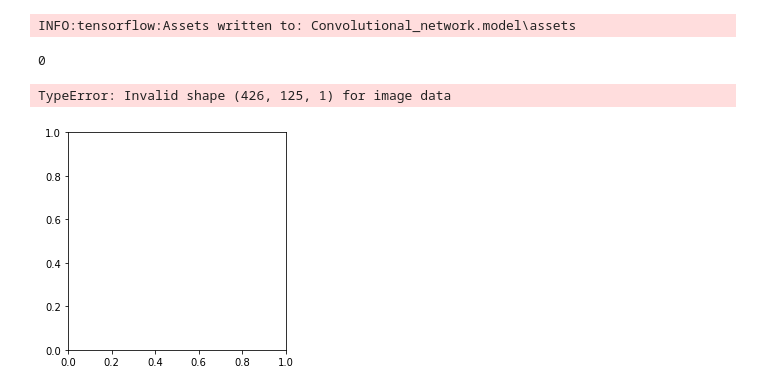
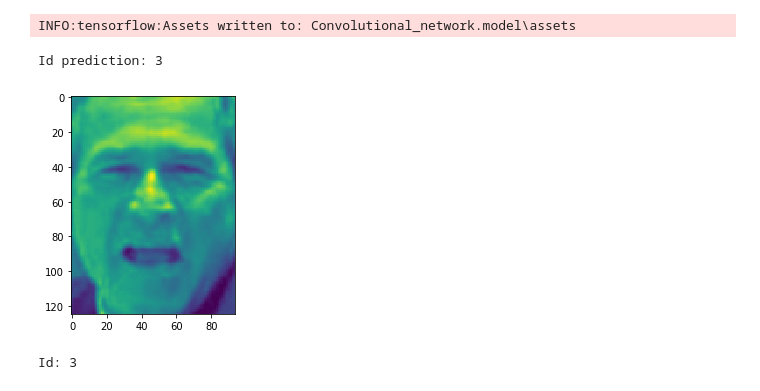
Before and after one commit to Mutestock/face_recog_project, a Jupyter notebook: Face_learning_model/Convolutional network.ipynb, the cells around one changed output. Drawn from its saved outputs; the diff is of its cells as text; code cells hidden in the pictures.

```diff
--- a/Face_learning_model/Convolutional network.ipynb
+++ b/Face_learning_model/Convolutional network.ipynb
@@ -217,12 +227,14 @@ predictions = new_model.predict(x_test)
 # %%
 import numpy as np
 
-print(np.argmax(predictions[0]))
+print('Id prediction:', np.argmax(predictions[0]))
 # %% [output]
-0
+Id prediction: 3
-# %%
-plt.imshow(x_test[0])
-plt.show()
-# %% [output]
-TypeError: Invalid shape (426, 125, 1) for image data
-[figure, removed]
+# %%
+x,y,r = x_test[0].shape
+plt.imshow(x_test[0].reshape(x,y))
+plt.show()
+print('Id:', y_test[0])
+# %% [output]
+[figure, added]
+Id: 3
```
Also changed, not shown: parts of 5 cells of this notebook, 10 other files.
